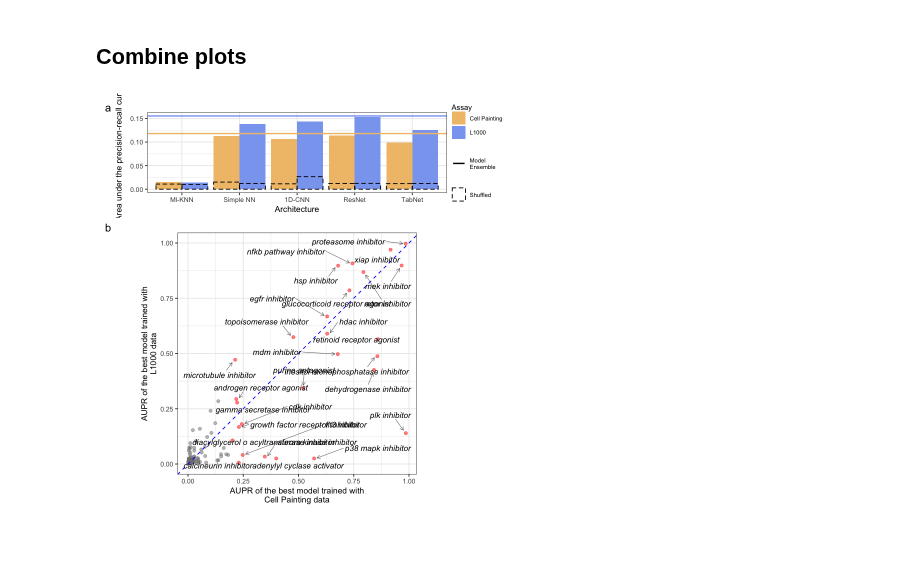
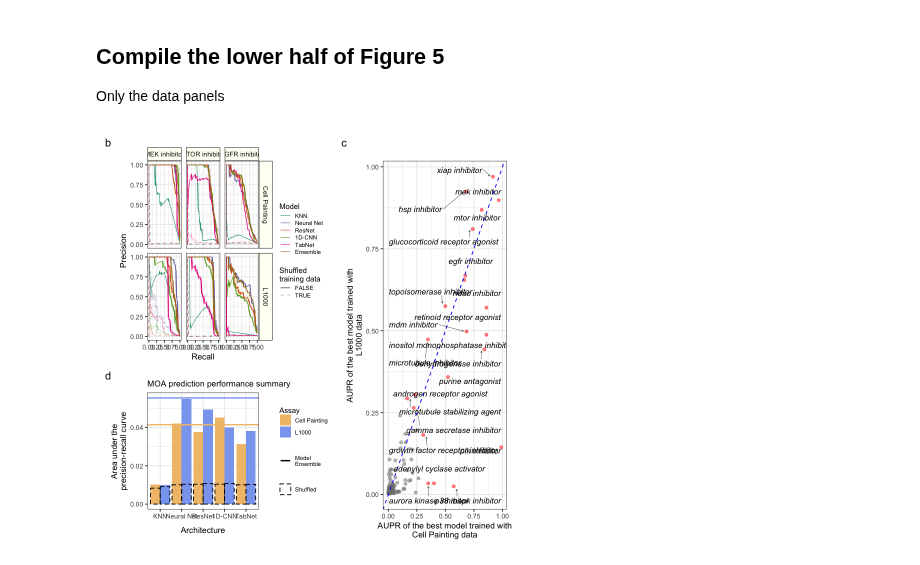
Before and after one commit to broadinstitute/lincs-profiling-complementarity, a Jupyter notebook: 6.paper_figures/figure5.ipynb, the cells around one changed output. Drawn from its saved outputs; the diff is of its cells as text; code cells hidden in the pictures.

```diff
--- a/6.paper_figures/figure5.ipynb
+++ b/6.paper_figures/figure5.ipynb
@@ -12,5 +15,5 @@ source("viz_themes.R")
 source("plotting_functions.R")
 source("data_functions.R")
 # %%
-output_figure_base <- file.path("figures", "figure5")
+output_figure_base <- file.path("figures", "figure5_moa_predictions")
 extensions <- c(".png", ".pdf")
@@ -19,0 +131,17 @@ performance_dir <- file.path("../2.MOA-prediction/4.model_viz/performance_result
+# %%
+ap_moa_compliment_df <- ap_df %>%
+    dplyr::group_by(assay, target) %>%
+    dplyr::filter(
+        target_category == "moa",
+        data_split == "test",
+        !shuffle
+    ) %>%
+    dplyr::top_n(n = 1, wt = average_precision) %>%
+    tidyr::drop_na() %>%
+    reshape2::dcast(
+        target ~ assay,
+        value.var = "average_precision"
+    )
+
+print(dim(ap_moa_compliment_df))
+head(ap_moa_compliment_df, 3)
@@ -224,23 +314,20 @@ panel_b_gg
-# %% [markdown]
-## Combine plots
-# %%
-figure5_gg <- (
-    panel_a_gg
-    / panel_b_gg
-    + plot_layout(
-        ncol = 1,
-        heights = c(1, 3),
-        widths = NA
-    )
-    + plot_annotation(
-        tag_levels = "a"
-    )
-)
-figure5_gg
-# %% [output]
-[figure, removed]
-# %%
-for (extension in extensions) {
-    output_file <- paste0(output_figure_base, extension)
-    cowplot::save_plot(output_file, figure5_gg, base_width = 8, base_height = 10, dpi = 500)
-}
+# %% [markdown]
+## Compile the lower half of Figure 5
+
+Only the data panels
+# %%
+fig_5_gg <- (
+    (
+        panel_b_gg /
+        panel_d_gg
+    ) + plot_layout(heights = c(1, 0.65)) | panel_c_gg
+) + plot_layout(widths = c(0.9, 1))
+
+for (extension in extensions) {
+    output_file <- paste0(output_figure_base, extension)
+    ggplot2::ggsave(output_file, fig_5_gg, height = 6, width = 13, dpi = 500)
+}
+
+fig_5_gg
+# %% [output]
+[figure, added]
```
Also changed, not shown: parts of 24 cells of this notebook, 6 other files.
